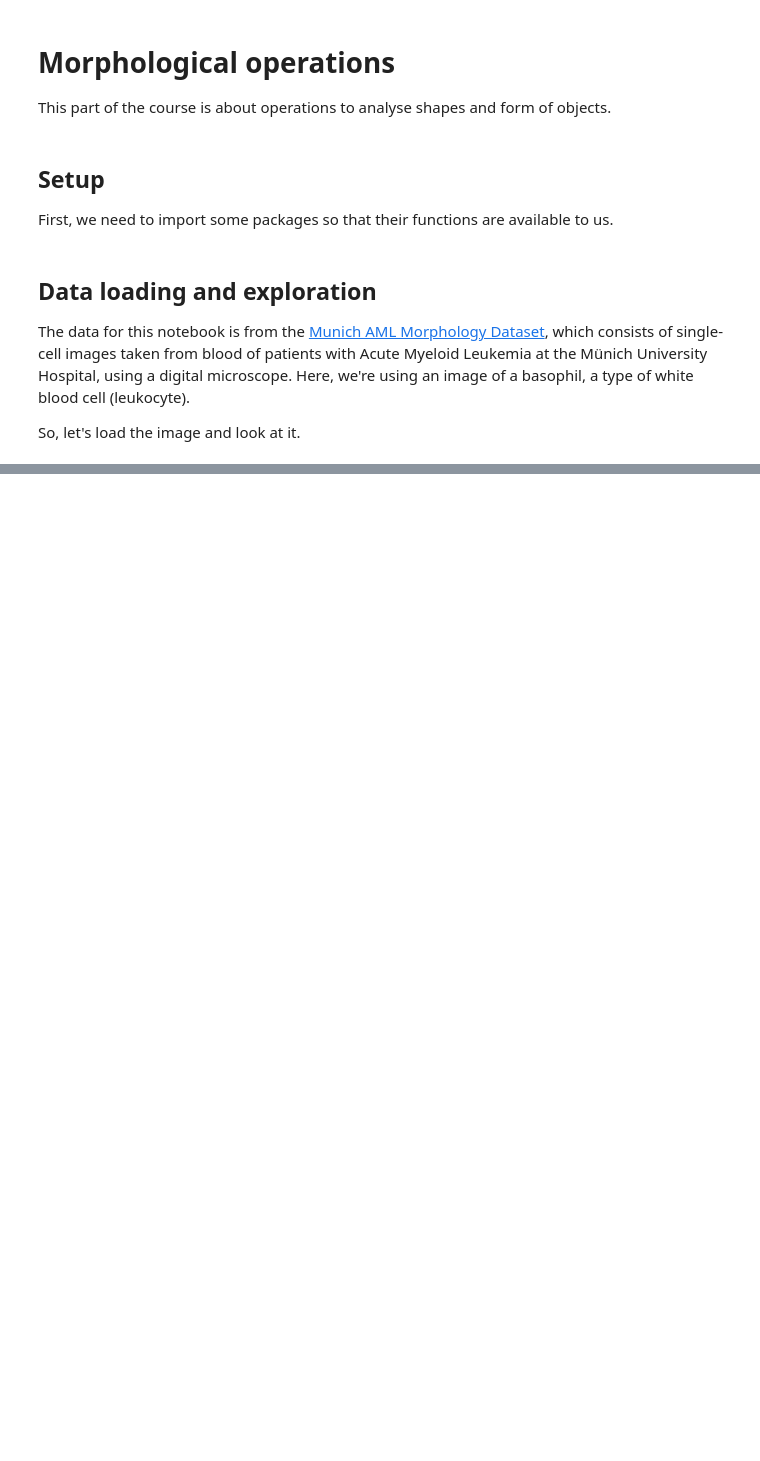
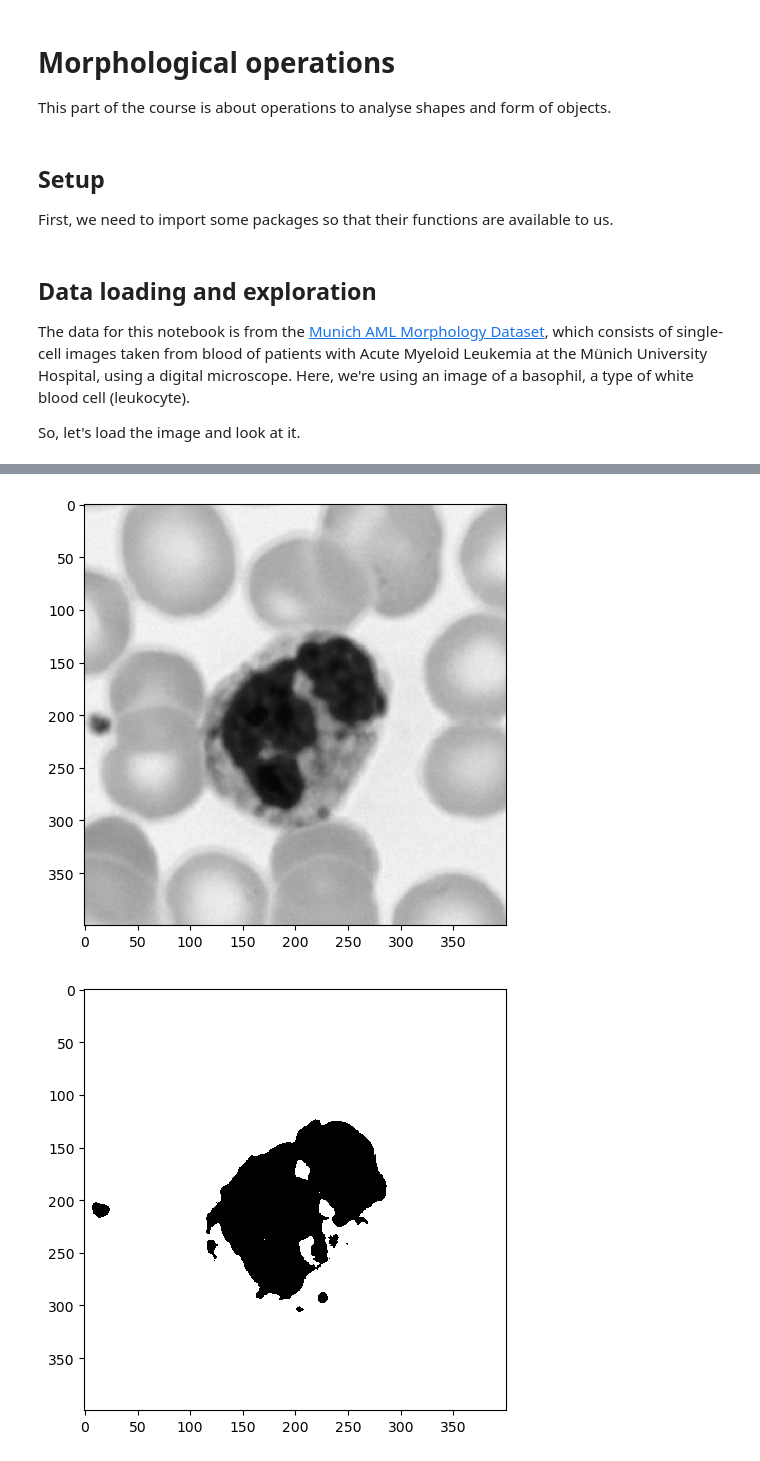
Before and after one commit to TranslationalML/course-image-analysis, a Jupyter notebook: module2/morphological_operations.ipynb, the cells around one changed output, grey strips where cells are left out. Saved outputs shown, nothing was run; the diff lists cells and outputs as text; code cells hidden in the pictures; blank space fills up the shorter version.

```diff
--- a/module2/morphological_operations.ipynb
+++ b/module2/morphological_operations.ipynb
@@ -33,0 +44,15 @@ io.show()
+# %%
+
+# Convert image to grayscale
+gray_img = color.rgb2gray(img)
+io.imshow(gray_img)
+io.show()
+
+# Binarize the grayscale image with a threshold
+threshold = 0.5             # Experiment with this your desired threshold value
+binary_img = gray_img > threshold
+io.imshow(binary_img)
+io.show()
+# %% [output]
+[figure, added]
+[figure, added]
```
Also changed, not shown: parts of 4 cells of this notebook.
